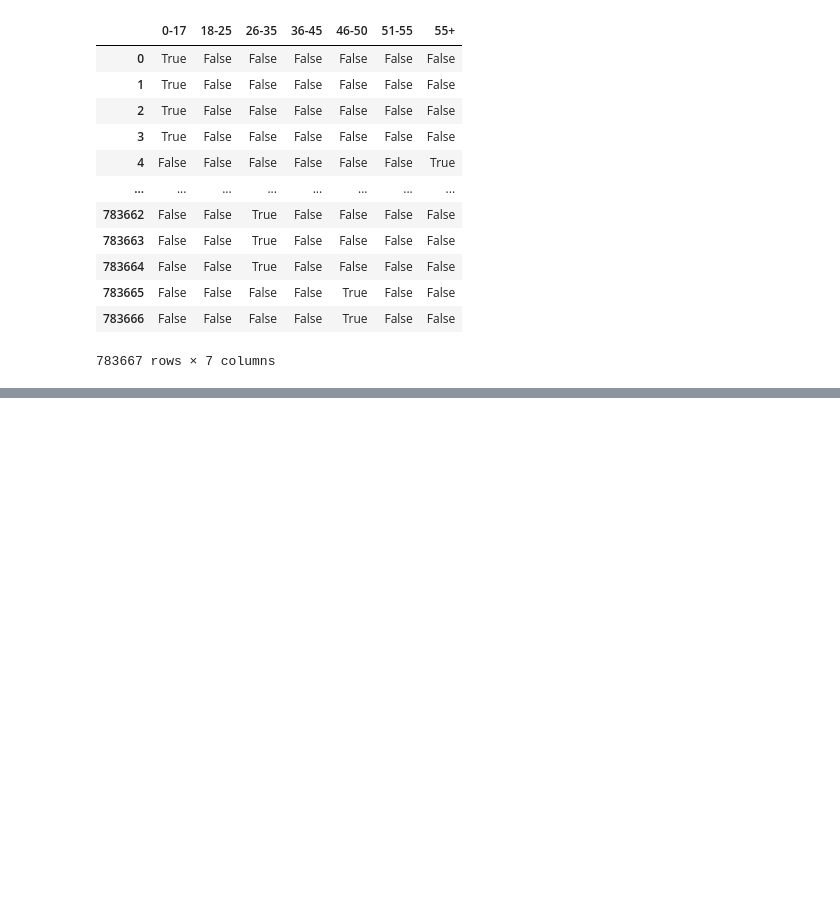
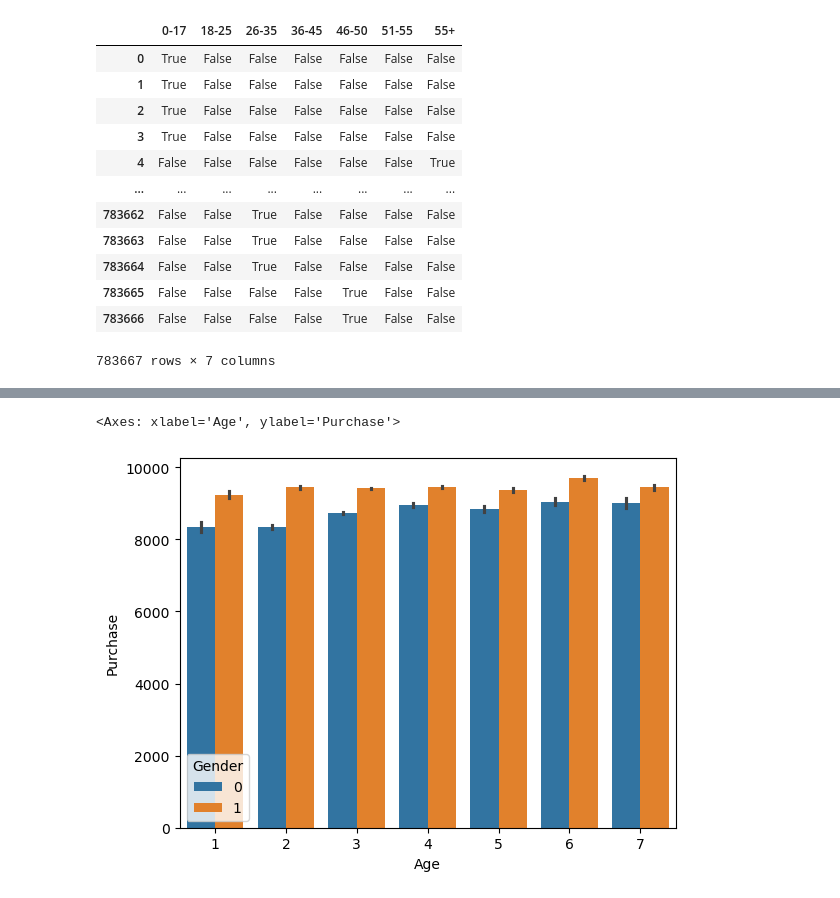
Before and after one commit to polarpeeps/Data-Science-Tut, a Jupyter notebook: EDA-and-Feature-Engineering/black friday/EDA for Black Frdiay.ipynb, the cells around one changed output, grey strips where cells are left out. Cells and saved outputs as stored; diff of their text form; code cells hidden in the pictures; blank space fills up the shorter version.

```diff
--- a/EDA-and-Feature-Engineering/black friday/EDA for Black Frdiay.ipynb
+++ b/EDA-and-Feature-Engineering/black friday/EDA for Black Frdiay.ipynb
@@ -216,0 +343,2 @@ pd.get_dummies(df['Age'],drop_first=True)
+# %%
+df['Product_Category_3']=df['Product_Category_3'].fillna(df['Product_Category_3'].mode()[0])
@@ -216,0 +366,2 @@ pd.get_dummies(df['Age'],drop_first=True)
+# %%
+df['Stay_In_Current_City_Years'] = df['Stay_In_Current_City_Years'].str.replace('+','')
@@ -216,0 +405,2 @@ pd.get_dummies(df['Age'],drop_first=True)
+# %%
+df['Stay_In_Current_City_Years'] = df['Stay_In_Current_City_Years'].astype(int)
@@ -216,0 +429,3 @@ pd.get_dummies(df['Age'],drop_first=True)
+# %%
+df['B'] = df['B'].astype(int)
+df['C'] = df['C'].astype(int)
@@ -216,0 +463,5 @@ pd.get_dummies(df['Age'],drop_first=True)
+# %%
+sns.barplot(x='Age', y='Purchase', hue='Gender', data=df)
+# %% [output]
+<Axes: xlabel='Age', ylabel='Purchase'>
+[figure, added]
```
Also changed, not shown: parts of 50 cells of this notebook, 1 other file.
